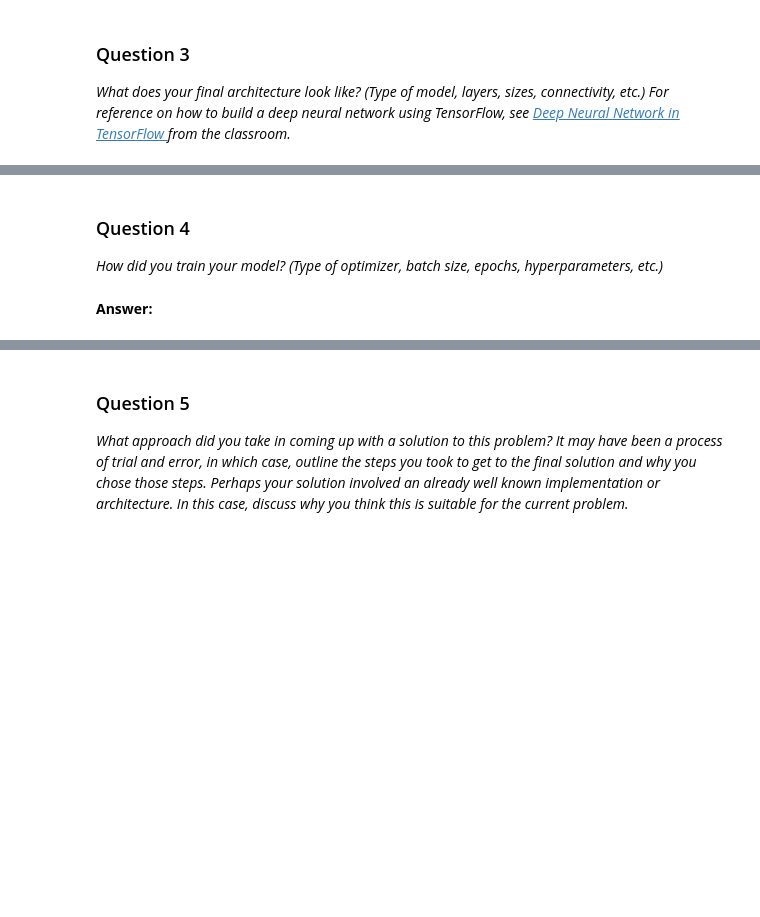
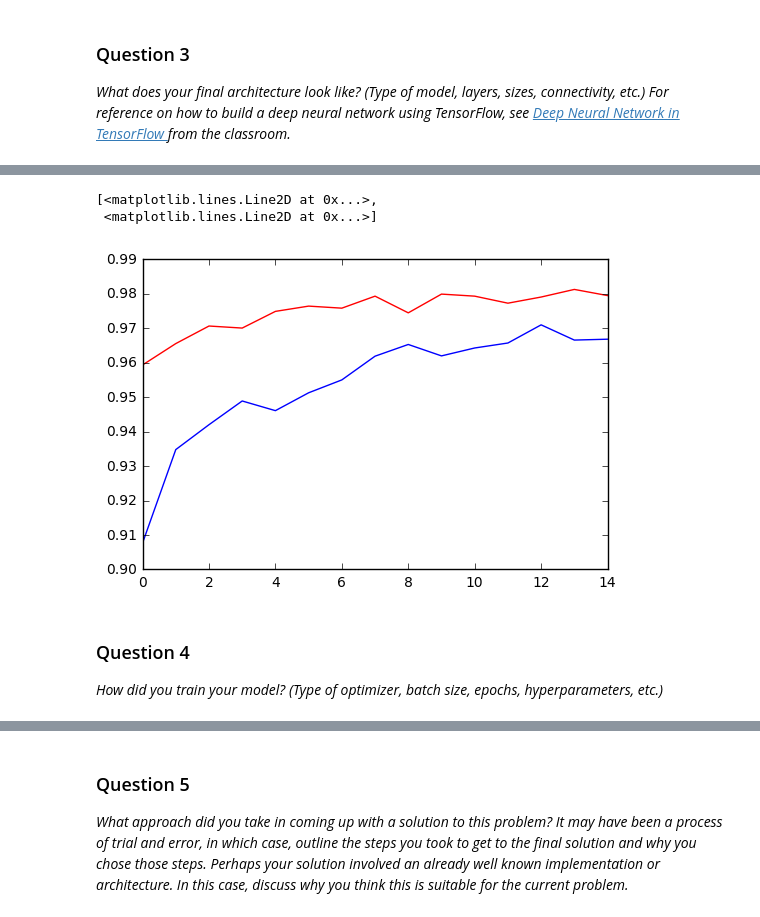
Before and after one commit to apereiral/CarND-Traffic-Sign-Classifier-Project, a Jupyter notebook: Traffic_Sign_Classifier.ipynb, the cells around one changed output, grey strips where cells are left out. Saved outputs shown, nothing was run; the diff lists cells and outputs as text; code cells hidden in the pictures; blank space fills up the shorter version.

```diff
--- a/Traffic_Sign_Classifier.ipynb
+++ b/Traffic_Sign_Classifier.ipynb
@@ -189,7 +174,7 @@ def preprocess(data):
     prep_data = np.ndarray(data.shape[0:3])
     for n in range(data.shape[0]):
         prep_data[n, :, :] = cv2.cvtColor(data[n, :, :, :], cv2.COLOR_RGB2HSV)[:, :, 2]
-    prep_data = prep_data/255.
+    prep_data = prep_data/255. - 0.5
     return prep_data
 # %% [markdown]
 ### Question 1
@@ -394,0 +290,6 @@ print(prep_X_train.shape, prep_y_train.shape)
+# %%
+break
+from sklearn.model_selection import train_test_split
+
+X_train_subset, X_val_subset, y_train_subset, y_val_subset = train_test_split(
+    X_train, y_train, test_size=0.3)
@@ -539,0 +617,6 @@ Validation Accuracy = 0.018
+# %%
+plt.plot(val_acc_hist[5:], 'b', val_acc_hist_1[5:20], 'r')
+# %% [output]
+[<matplotlib.lines.Line2D at 0x...>,
+ <matplotlib.lines.Line2D at 0x...>]
+[figure, added]
@@ -541,5 +629,3 @@ Validation Accuracy = 0.018
 ### Question 4
 
 _How did you train your model? (Type of optimizer, batch size, epochs, hyperparameters, etc.)_
-# %% [markdown]
-**Answer:**
```
Also changed, not shown: parts of 39 cells of this notebook.
